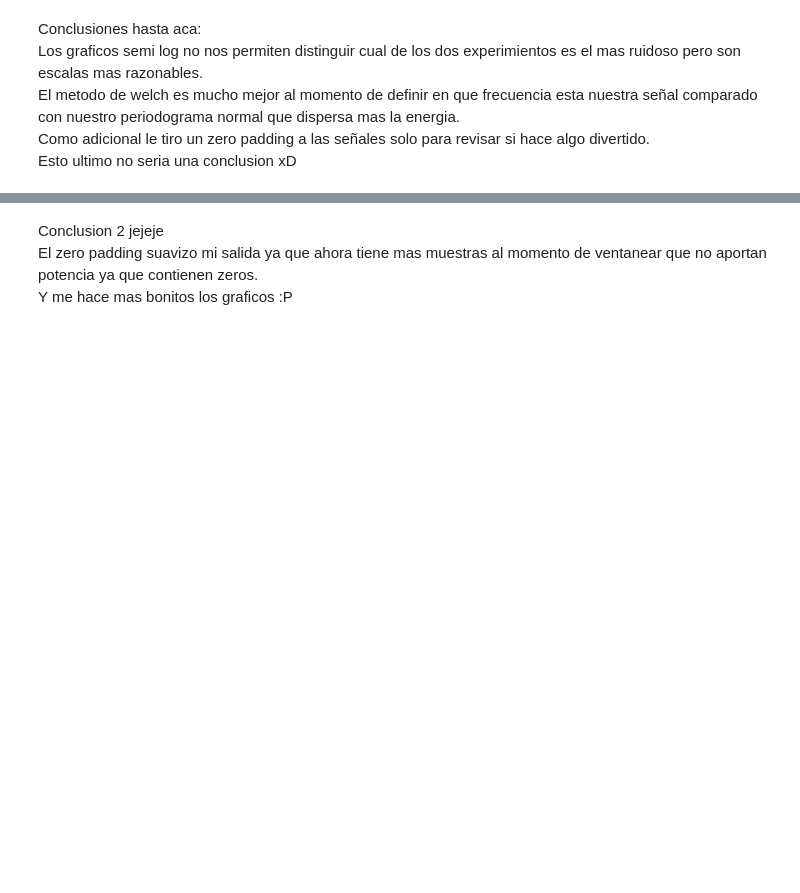
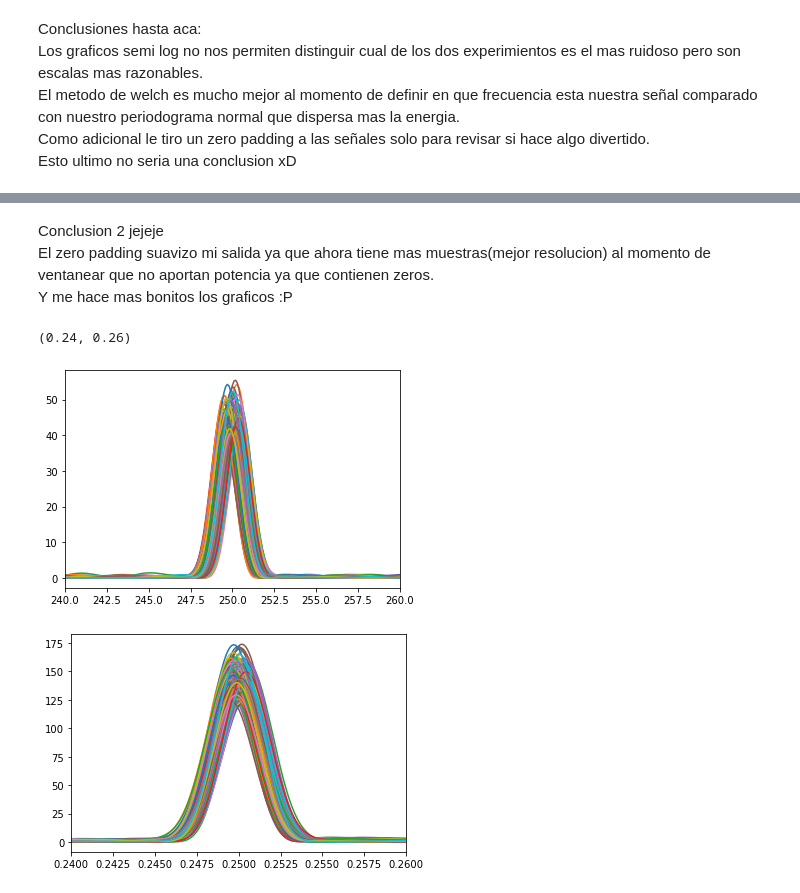
Before and after one commit to EmaOlay/PDS2021, a Jupyter notebook: TS8.ipynb, the cells around one changed output, grey strips where cells are left out. Drawn from its saved outputs; the diff is of its cells as text; code cells hidden in the pictures; blank space fills up the shorter version.

```diff
--- a/TS8.ipynb
+++ b/TS8.ipynb
@@ -239,4 +239,41 @@ plt.xlim(0.240,0.260)
 # %% [markdown]
 Conclusion 2 jejeje<br>
-El zero padding suavizo mi salida ya que ahora tiene mas muestras al momento de ventanear que no aportan potencia ya que contienen zeros.<br>
+El zero padding suavizo mi salida ya que ahora tiene mas muestras(mejor resolucion) al momento de ventanear que no aportan potencia ya que contienen zeros.<br>
 Y me hace mas bonitos los graficos :P<br>
+# %%
+################################
+###Calculo del periodograma con 3 dB, zero padding y otra ventana
+################################
+#Creo un nuevo vector f para los calculos
+f_padded=np.arange(0,fs,fs/(10*N))
+
+#Creo un nuevo x_0 ahora ventaneado con algo distinto de la rectangular implicita
+#Blackman
+Blackman=np.blackman(N)
+x_0_Blackman=x_0*Blackman.reshape(N,1)
+
+#calculo el periodograma normal
+Pp=(1/N)*np.abs((fft(x_0_Blackman,n=10*N,axis=0)))**2
+
+
+#Metodo de Welch
+f_welch,Pxx_den = sig.welch(x_0,window='blackman',nperseg=500,nfft=10*N,axis=0)
+
+###Grafico las salidas
+plt.figure(figura)
+figura+=1
+##Restrinjo las salidas para ver mas claramente los efectos del calculo
+#plt.semilogy(f,Pp)
+
+plt.plot(f_padded,Pp)
+plt.xlim(240,260)
+
+plt.figure(figura)
+figura+=1
+#plt.semilogy(f_welch,Pxx_den)
+plt.plot(f_welch,Pxx_den)
+plt.xlim(0.240,0.260)
+# %% [output]
+(0.24, 0.26)
+[figure, added]
+[figure, added]
```
Also changed, not shown: parts of 6 cells of this notebook, 1 other file.
